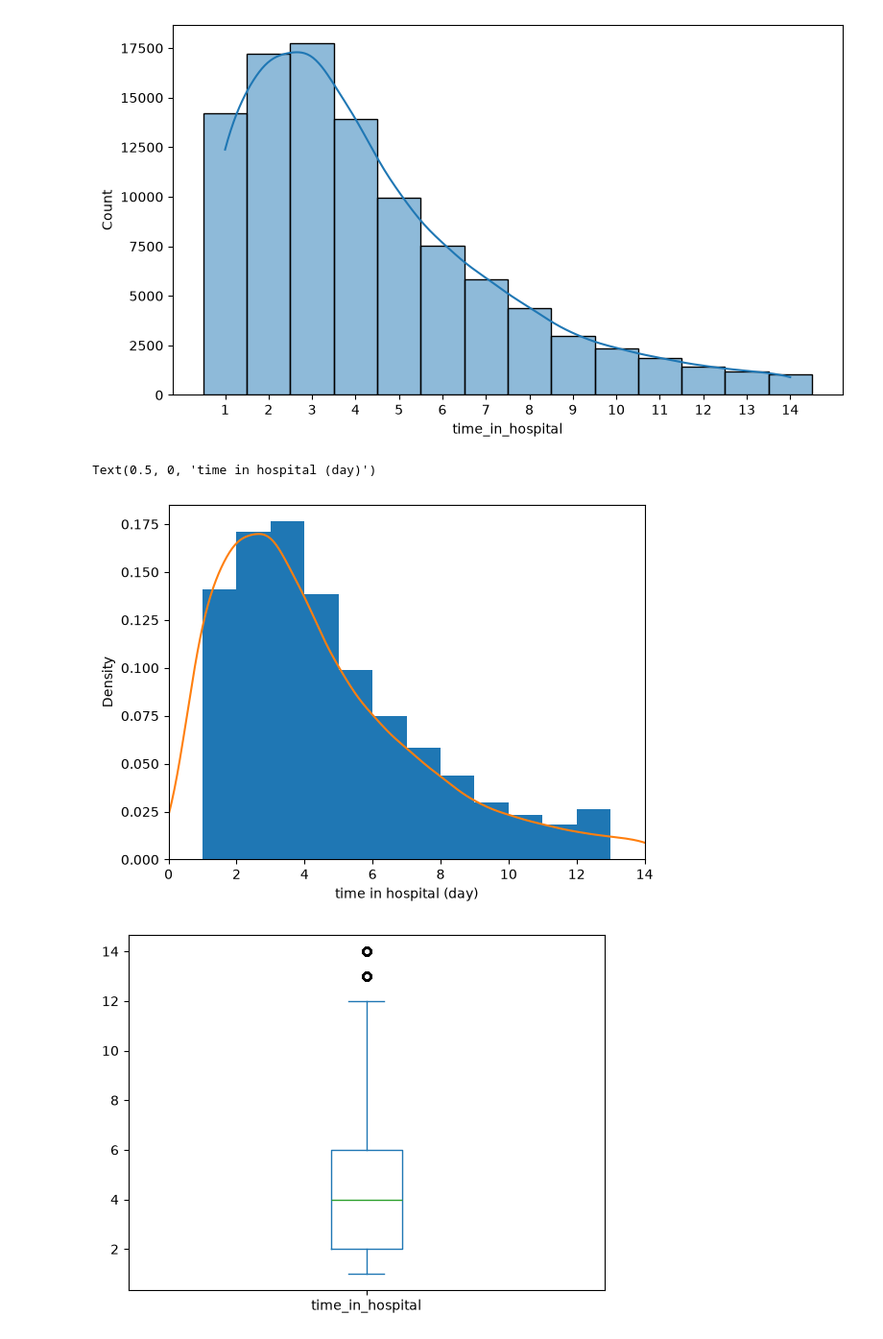
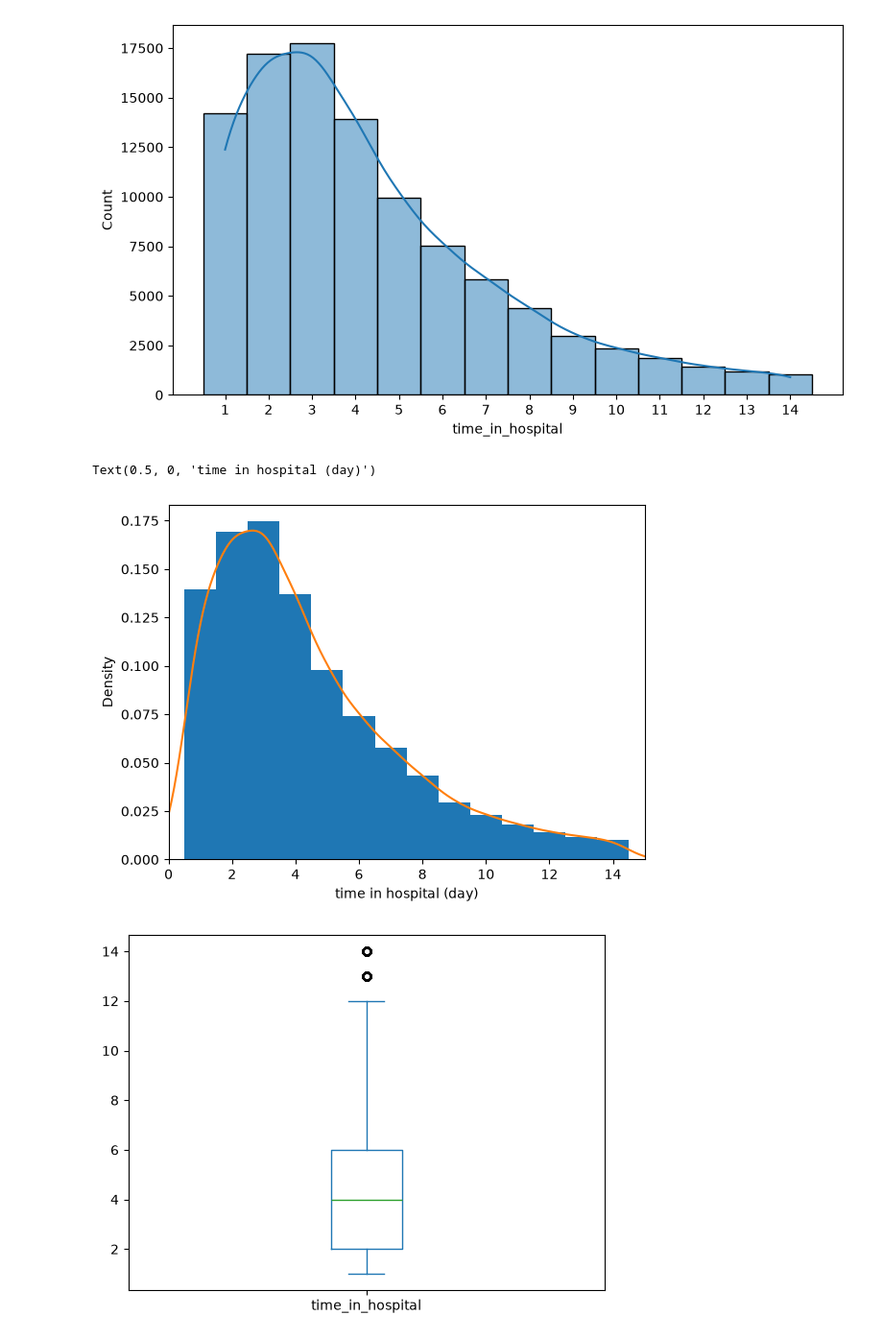
Before and after one commit to AhmadAssi1/healthequity-agent, a Jupyter notebook: notebooks/exploration.ipynb, the cells around one changed output. Shown at 96% size. Drawn from its saved outputs; the diff is of its cells as text; code cells hidden in the pictures.

Commit message:
Fix notebook execution, dependencies, and data documentation

```diff
--- a/notebooks/exploration.ipynb
+++ b/notebooks/exploration.ipynb
@@ -9,7 +9,7 @@ def data_loud(path):
     )
     return df
 # %%
-df = load_data("C:/Users/A TO Z/projects/healthequity-agent/data/diabetic_data.csv")
+df =  data_loud("C:/Users/A TO Z/projects/healthequity-agent/data/diabetic_data.csv")
 # %%
 
 df.head()
@@ -242,14 +242,16 @@ plt.xticks(range(1, 15))
 plt.show()
 # %% [output]
 [figure]
+# %%
+bins=[x - 0.5 for x in range(1, 16)]
 # %%
-ax = df_work["time_in_hospital"].plot.hist(density = True,xlim = [0, 14],  bins = range(1, 14))
+ax = df_work["time_in_hospital"].plot.hist(density = True, xlim=[0, 15],  bins = bins)
 
 df_work["time_in_hospital"].plot.density(ax = ax, bw_method = 0.2)
 ax.set_xlabel("time in hospital (day)")
 # %% [output]
 Text(0.5, 0, 'time in hospital (day)')
-[figure, old version]
+[figure, new version]
 # %%
 ax = df_work["time_in_hospital"].plot.box()
 # %% [output]
```
Also changed, not shown: parts of 2 cells of this notebook, 1 other file.
